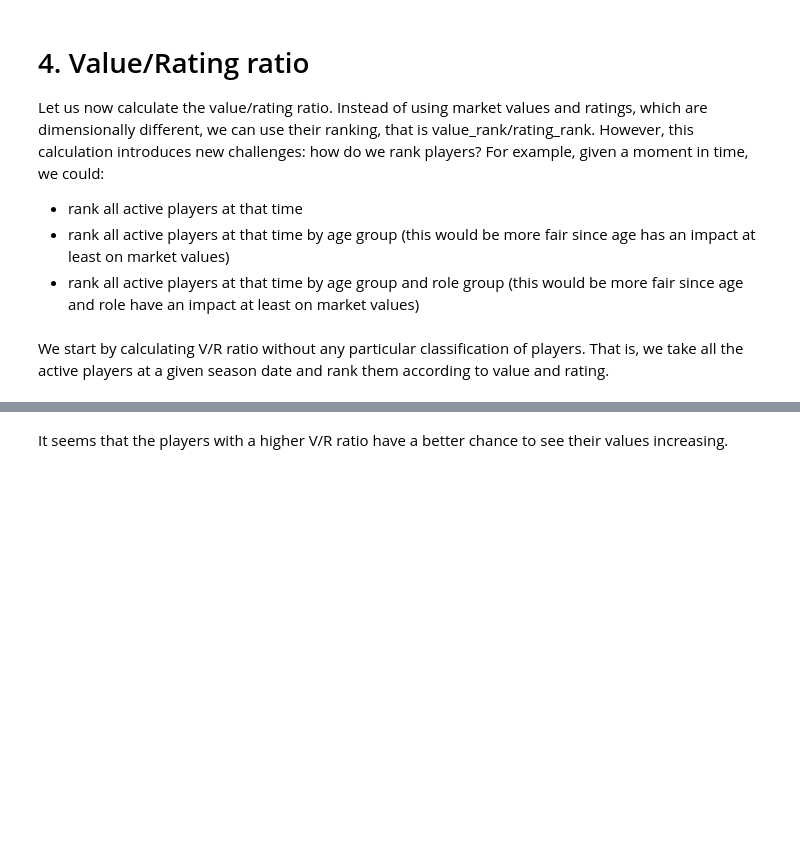
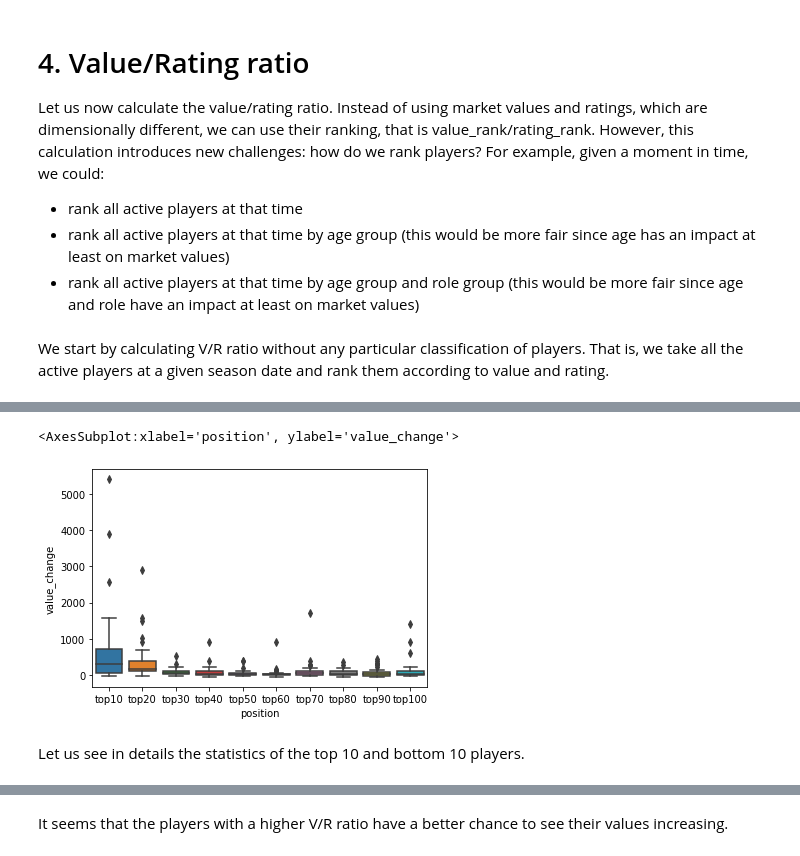
Before and after one commit to GioPan/rating-based-value-prediction, a Jupyter notebook: notebooks/value_rating_ratio.ipynb, the cells around one changed output, grey strips where cells are left out. Drawn from its saved outputs; the diff is of its cells as text; code cells hidden in the pictures; blank space fills up the shorter version.

```diff
--- a/notebooks/value_rating_ratio.ipynb
+++ b/notebooks/value_rating_ratio.ipynb
@@ -194,0 +216,5 @@ p14bottom = p14.tail(n=10)
+# %%
+year = 2015
+change = p14.loc[:,['player_id','player_name','birth','value','rating','position']].merge(values.loc[values['year']==year,['player_id','player_name','birth','value']],on='player_id', how='inner')
+change['value_change'] = change.apply(lambda row:100* (row['value_y']-row['value_x'])/row['value_x'],axis=1)
+change
@@ -194,0 +235,9 @@ p14bottom = p14.tail(n=10)
+# %%
+import seaborn as sns
+sns.boxplot(x="position", y="value_change",
+            data=change)
+# %% [output]
+<AxesSubplot:xlabel='position', ylabel='value_change'>
+[figure, added]
+# %% [markdown]
+Let us see in details the statistics of the top 10 and bottom 10 players.
```
Also changed, not shown: parts of 17 cells of this notebook.
